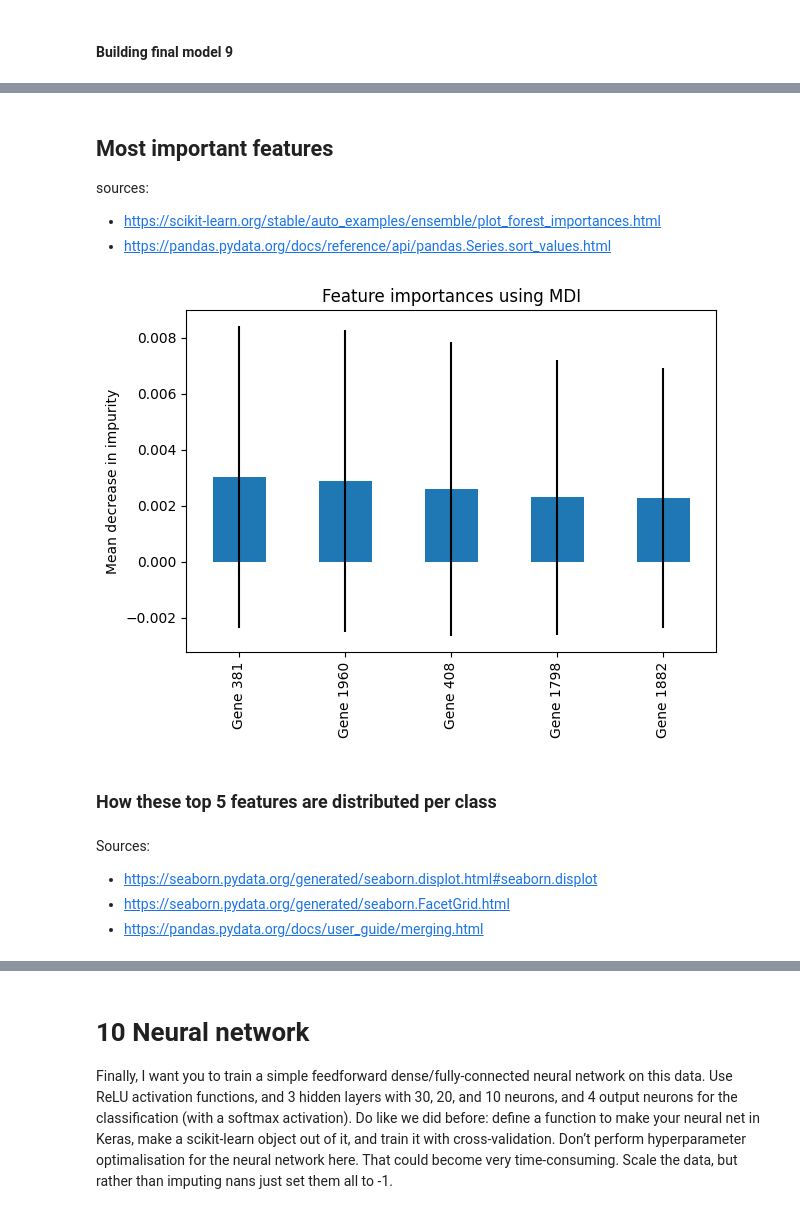
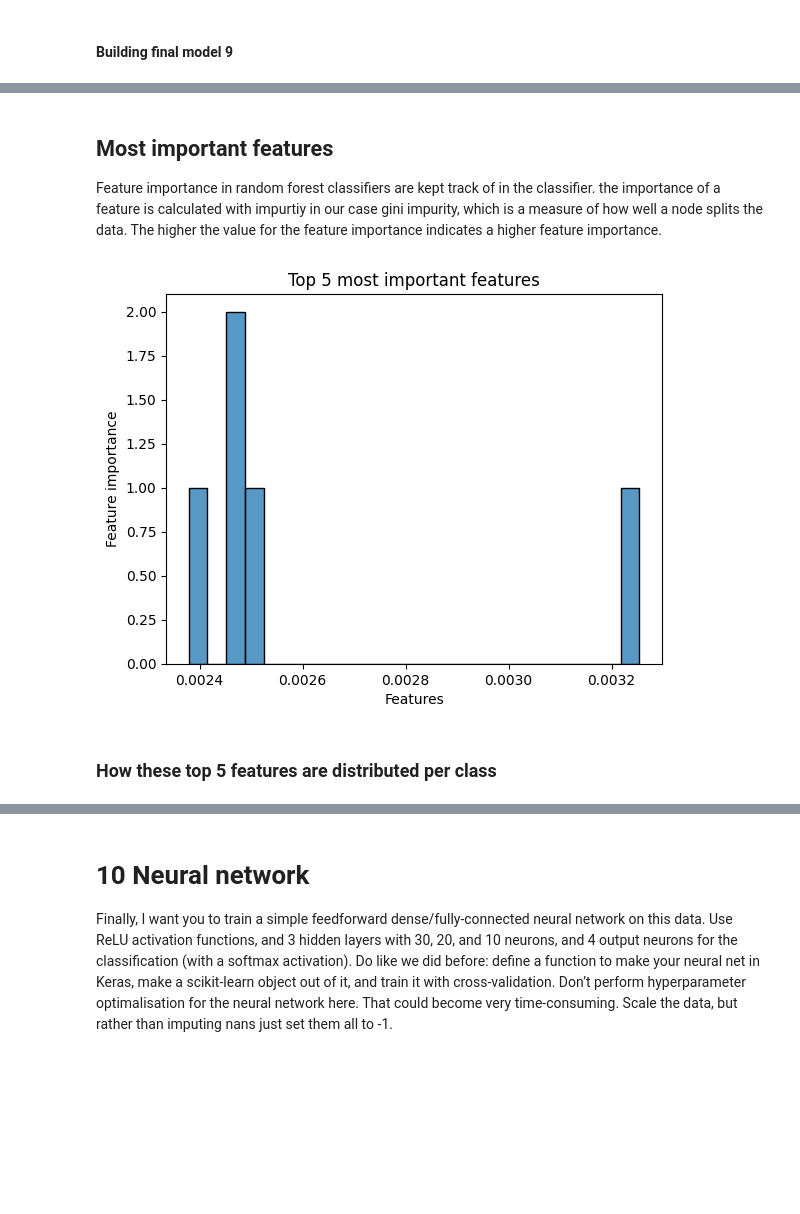
Before and after one commit to Larsdegroot/ML_bio_assignment, a Jupyter notebook: Project.ipynb, the cells around one changed output, grey strips where cells are left out. Saved outputs shown, nothing was run; the diff lists cells and outputs as text; code cells hidden in the pictures; blank space fills up the shorter version.

```diff
--- a/Project.ipynb
+++ b/Project.ipynb
@@ -979,29 +991,23 @@ final_model_9.fit(X_downSampled, y_downSampled)
 # %% [markdown]
 ## Most important features
-sources:
-- https://scikit-learn.org/stable/auto_examples/ensemble/plot_forest_importances.html
-- https://pandas.pydata.org/docs/reference/api/pandas.Series.sort_values.html
+Feature importance in random forest classifiers are kept track of in the classifier. the importance of a feature is calculated with impurtiy in our case gini impurity, which is a measure of how well a node splits the data. The higher the value for the feature importance indicates a higher feature importance.
 # %%
 importances = rfc.feature_importances_
 std = np.std([tree.feature_importances_ for tree in rfc.estimators_], axis=0)
 std = np.sort(std)[::-1][:5] # Keep 5 most important features
 forest_importances = pd.Series(importances, index=features.columns)
 forest_importances = forest_importances.sort_values(ascending=False)[:5] # Keep 5 most important features
 
-fig, ax = plt.subplots()
-forest_importances.plot.bar(yerr=std, ax=ax)
-ax.set_title("Feature importances using MDI")
-ax.set_ylabel("Mean decrease in impurity")
-fig.tight_layout()
+# Create a distribution plot
+sns.histplot(forest_importances)
+plt.xlabel('Features')
+plt.ylabel('Feature importance')
+plt.title('Top 5 most important features')
+plt.show()
 # %% [output]
-[figure, old version]
+[figure, new version]
 # %% [markdown]
 ### How these top 5 features are distributed per class
-# %% [markdown]
-Sources:
-- https://seaborn.pydata.org/generated/seaborn.displot.html#seaborn.displot
-- https://seaborn.pydata.org/generated/seaborn.FacetGrid.html
-- https://pandas.pydata.org/docs/user_guide/merging.html
 # %%
 data = features[forest_importances.index] # Filter for most important features
 data = pd.concat((data, labels), axis=1) # add labels as a column
```
Also changed, not shown: parts of 11 cells of this notebook, 1 other file.
